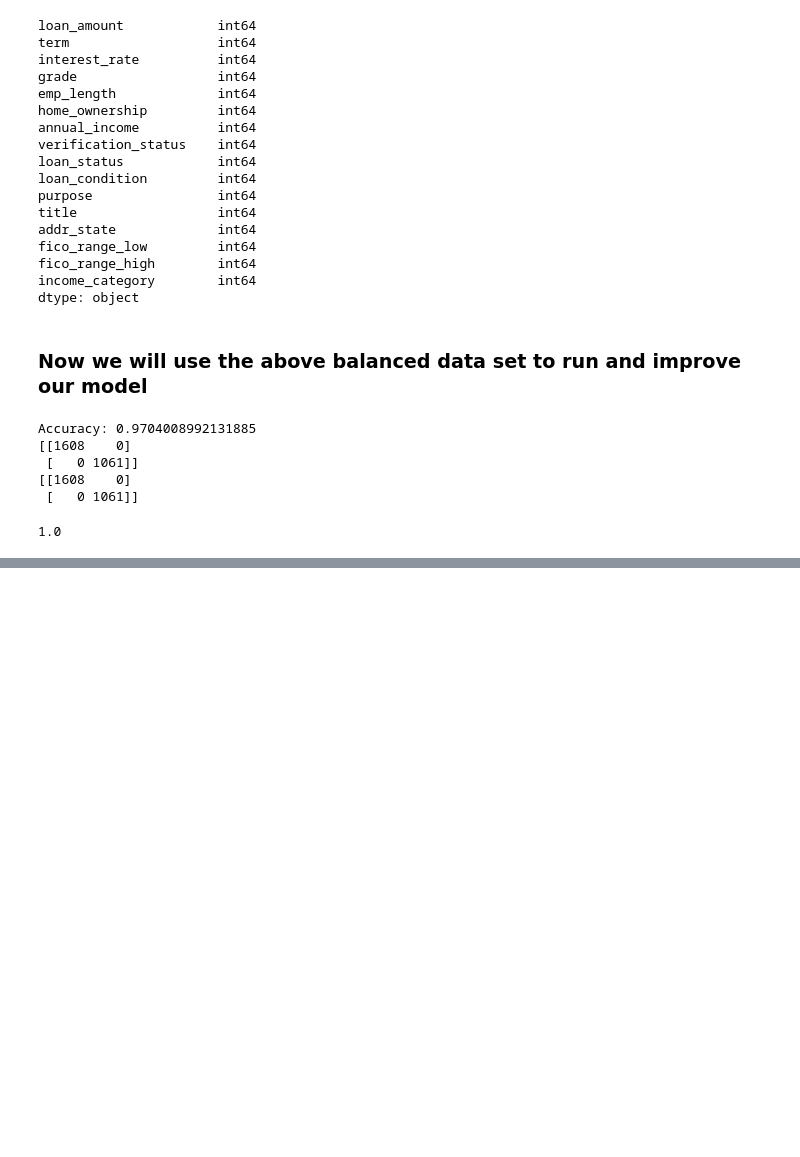
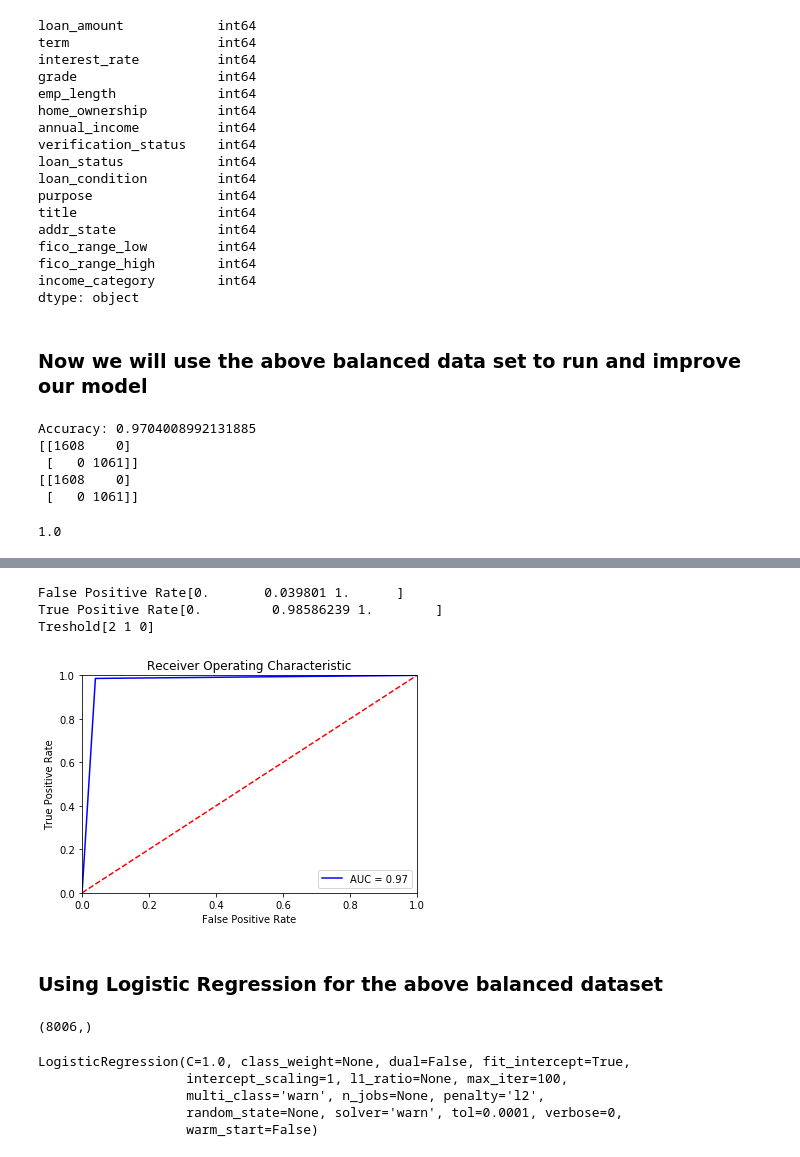
Before and after one commit to nishimishra71/Python, a Jupyter notebook: Capstone_sample.ipynb, the cells around one changed output, grey strips where cells are left out. Cells and saved outputs as stored; diff of their text form; code cells hidden in the pictures; blank space fills up the shorter version.

Commit message:
logistic regression

```diff
--- a/Capstone_sample.ipynb
+++ b/Capstone_sample.ipynb
@@ -726,0 +750,43 @@ recall_score(y1_test,predictions)
+# %%
+fpr, tpr, thresholds = metrics.roc_curve(y1_test, y1_predict)
+# %%
+print("False Positive Rate"+str(fpr))
+print("True Positive Rate"+str(tpr))
+print("Treshold"+str(thresholds))
+# %% [output]
+False Positive Rate[0.       0.039801 1.      ]
+True Positive Rate[0.         0.98586239 1.        ]
+Treshold[2 1 0]
+# %%
+roc_auc=metrics.auc(fpr, tpr)
+# %%
+import matplotlib.pyplot as plt
+plt.title('Receiver Operating Characteristic')
+plt.plot(fpr, tpr, 'b', label = 'AUC = %0.2f' % roc_auc)
+plt.legend(loc = 'lower right')
+plt.plot([0, 1], [0, 1],'r--')
+plt.xlim([0, 1])
+plt.ylim([0, 1])
+plt.ylabel('True Positive Rate')
+plt.xlabel('False Positive Rate')
+plt.show()
+# %% [output]
+[figure, added]
+# %% [markdown]
+### Using Logistic Regression for the above balanced dataset
+# %%
+from sklearn.linear_model import LogisticRegression
+lr= LogisticRegression()
+X_lr_train,X_lr_test,y_lr_train,y_lr_test=train_test_split(X1, y1, random_state=123)
+X_lr_train.shape
+y_lr_train.shape
+# %% [output]
+(8006,)
+# %%
+lr.fit(X_lr_train, y_lr_train)
+# %% [output]
+LogisticRegression(C=1.0, class_weight=None, dual=False, fit_intercept=True,
+                   intercept_scaling=1, l1_ratio=None, max_iter=100,
+                   multi_class='warn', n_jobs=None, penalty='l2',
+                   random_state=None, solver='warn', tol=0.0001, verbose=0,
+                   warm_start=False)
```
Also changed, not shown: parts of 7 cells of this notebook.
